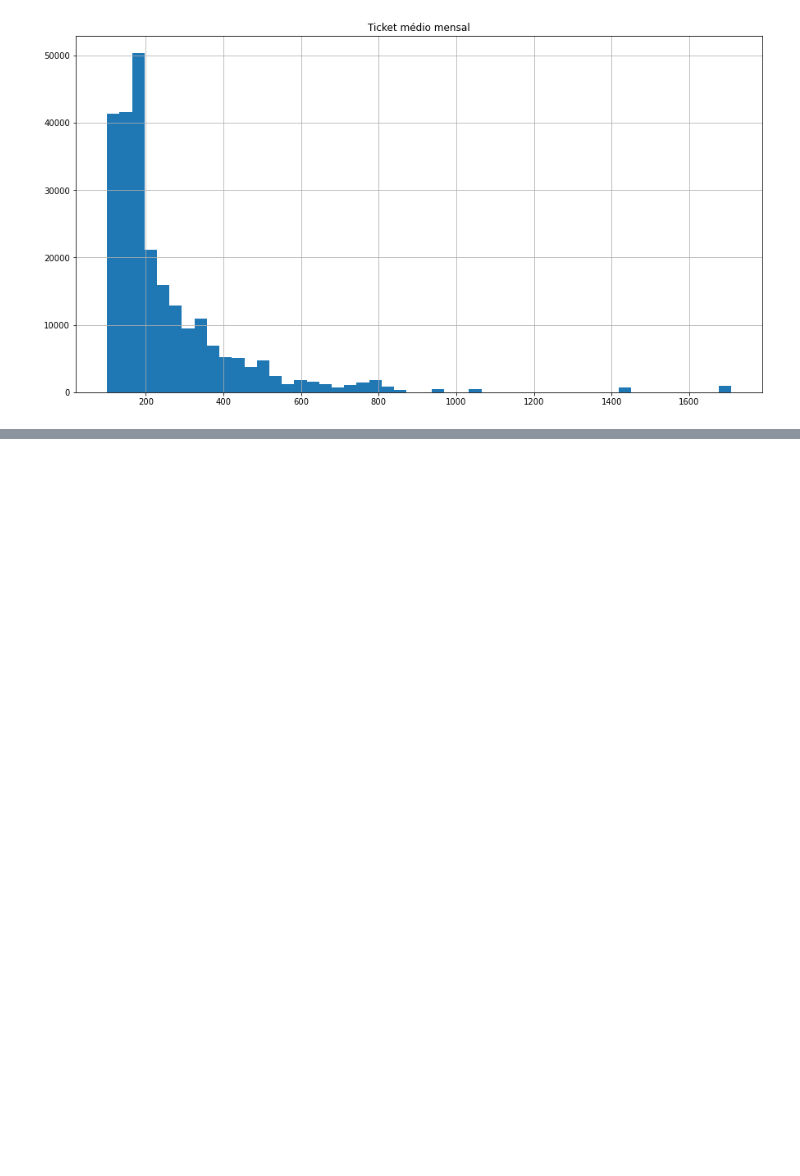
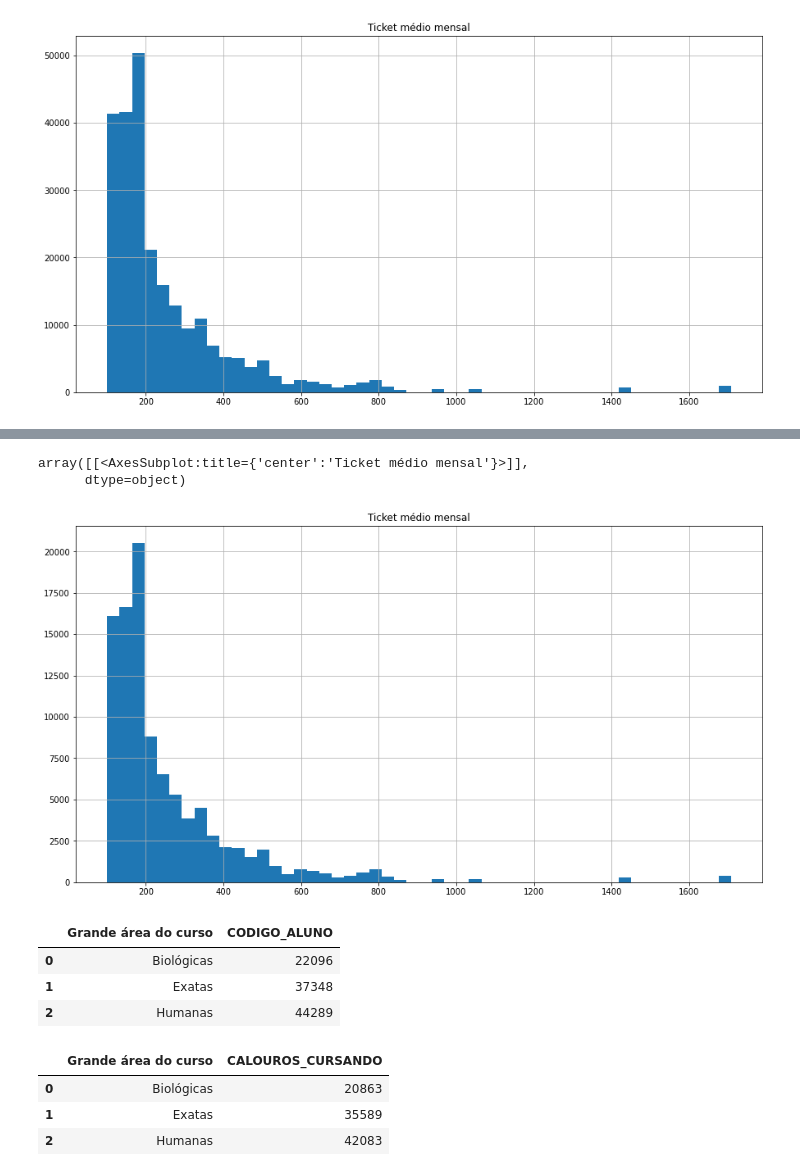
Before and after one commit to BrunoASNascimento/teste_kroton_covid_ds, a Jupyter notebook: analysis.ipynb, the cells around one changed output, grey strips where cells are left out. Saved outputs shown, nothing was run; the diff lists cells and outputs as text; code cells hidden in the pictures; blank space fills up the shorter version.

```diff
--- a/analysis.ipynb
+++ b/analysis.ipynb
@@ -133,0 +158,22 @@ array([[<AxesSubplot:title={'center':'Ticket médio mensal'}>]],
+# %%
+df_base_calouros_with_curso[df_base_calouros_with_curso['SITUACAO_ALUNO'].isin(["C","F","R","S","M"])].hist(column='Ticket médio mensal',bins=50,figsize=(15,8))
+# %% [output]
+array([[<AxesSubplot:title={'center':'Ticket médio mensal'}>]],
+      dtype=object)
+[figure, added]
+# %%
+df_base_calouros_with_curso.groupby(['Grande área do curso'],as_index=False)['CODIGO_ALUNO'].nunique()
+# %% [output]
+|  | Grande área do curso | CODIGO_ALUNO |
+| 0 | Biológicas | 22096 |
+| 1 | Exatas | 37348 |
+| 2 | Humanas | 44289 |
+# %%
+df_base_calouros_with_curso_cursando = df_base_calouros_with_curso[df_base_calouros_with_curso['SITUACAO_ALUNO'].isin(["C","F","R","S","M"])]
+df_base_calouros_with_curso_cursando_total = df_base_calouros_with_curso_cursando.groupby(['Grande área do curso'],as_index=False)['CODIGO_ALUNO'].nunique().rename(columns={'CODIGO_ALUNO':'CALOUROS_CURSANDO'})
+df_base_calouros_with_curso_cursando_total
+# %% [output]
+|  | Grande área do curso | CALOUROS_CURSANDO |
+| 0 | Biológicas | 20863 |
+| 1 | Exatas | 35589 |
+| 2 | Humanas | 42083 |
```
Also changed, not shown: parts of 8 cells of this notebook.
